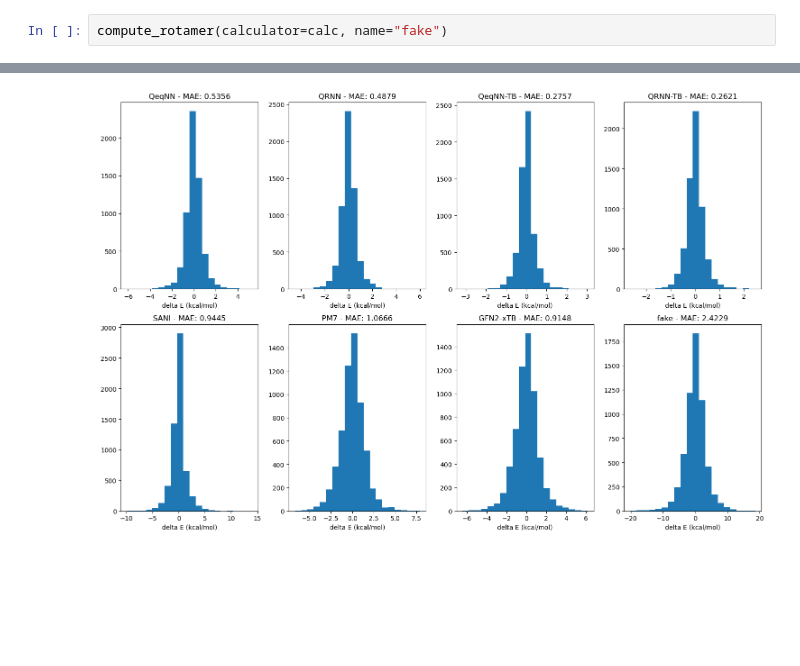
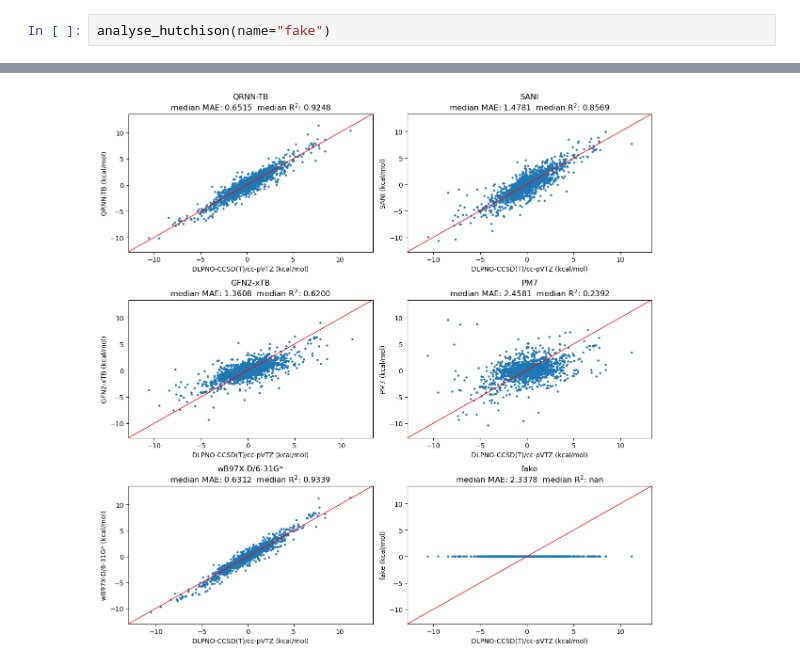
Before and after one commit to WangXinyan940/schrodinger-nnp-benchmark, a Jupyter notebook: test.ipynb, the cells around one changed output, grey strips where cells are left out. Drawn from its saved outputs; the diff is of its cells as text; blank space fills up the shorter version.

```diff
--- a/test.ipynb
+++ b/test.ipynb
@@ -296,3 +127,3 @@ ener mean RMSD: 3.3053  ener median R$^2$: nan
 # %%
-compute_rotamer(calculator=calc, name="fake")
+analyse_hutchison(name="fake")
 # %% [output]
@@ -316 +147 @@ compute_rotamer(calculator=calc, name="fake")
-[figure, old version]
+[figure, new version]
```
Also changed, not shown: parts of 13 cells of this notebook, 3 other files.
